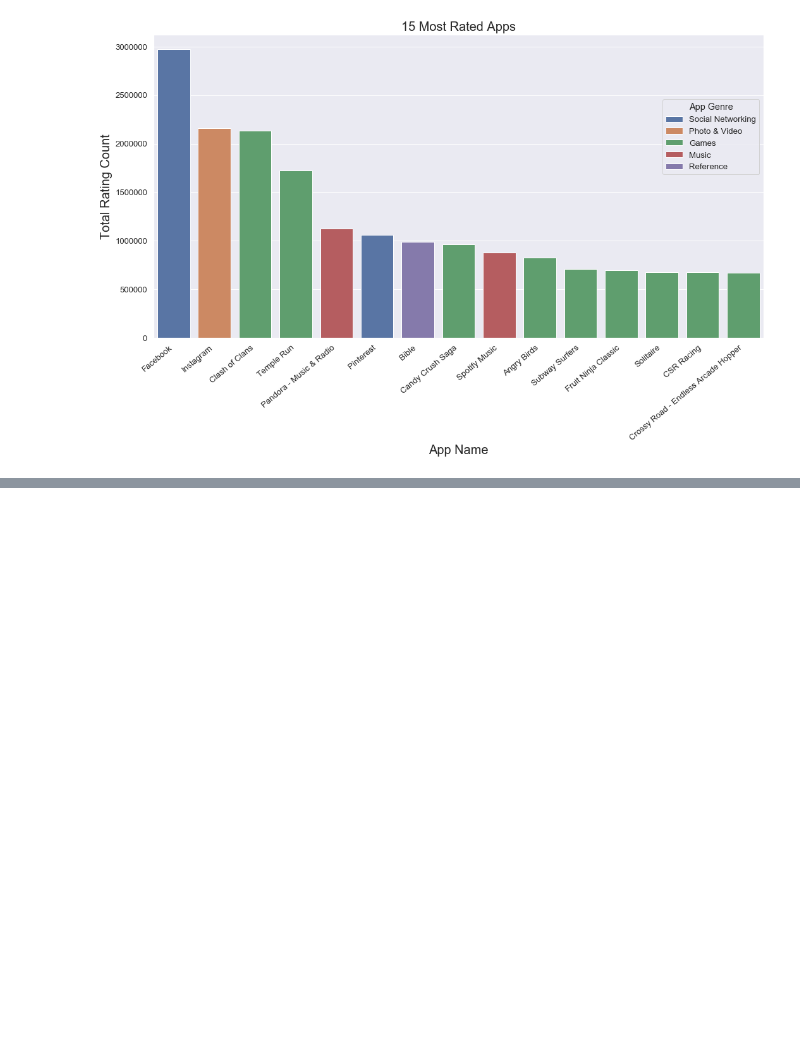
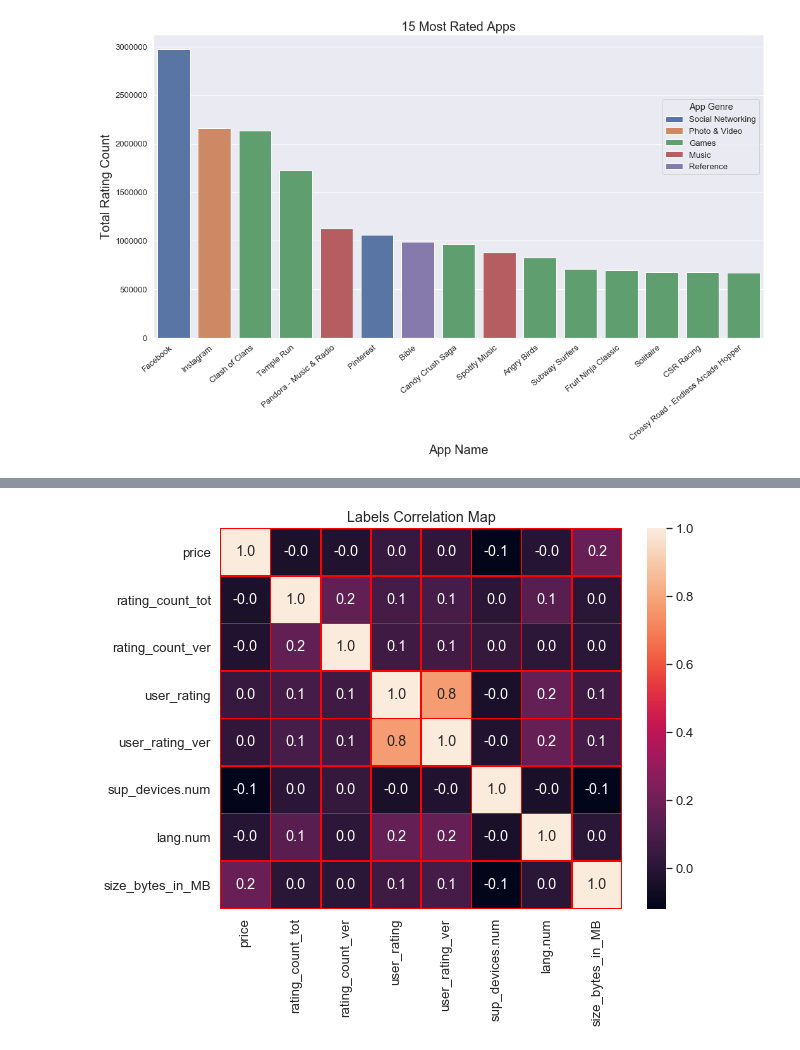
Before and after one commit to Shaked-g/goodreads, a Jupyter notebook: Apple_Visualization.ipynb, the cells around one changed output, grey strips where cells are left out. Cells and saved outputs as stored; diff of their text form; code cells hidden in the pictures; blank space fills up the shorter version.

```diff
--- a/Apple_Visualization.ipynb
+++ b/Apple_Visualization.ipynb
@@ -319,0 +279,14 @@ most_rated_apps.groupby('prime_genre').describe()
+# %%
+#Correlation Map V
+f,ax=plt.subplots(figsize=(9,7))
+sns.heatmap(apple.corr(),annot=True,linewidth=0.5,linecolor="red",fmt=".1f",ax=ax)
+
+bottom, top = ax.get_ylim()
+ax.set_ylim(bottom + 0.5, top - 0.51)
+
+ax.set_title('Labels Correlation Map')
+plt.savefig("Correlation Map.jpg", bbox_inches='tight', dpi=600)
+
+plt.show()
+# %% [output]
+[figure, added]
```
Also changed, not shown: parts of 23 cells of this notebook.
